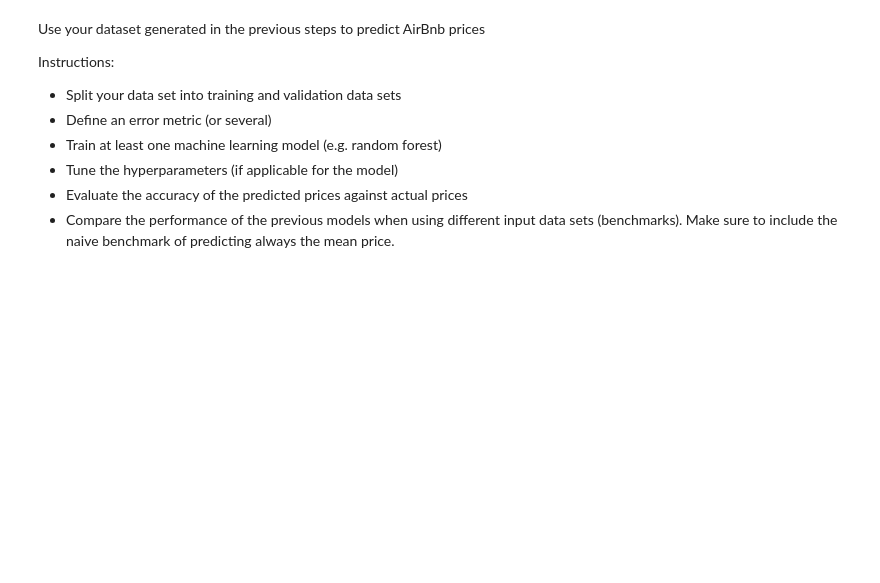
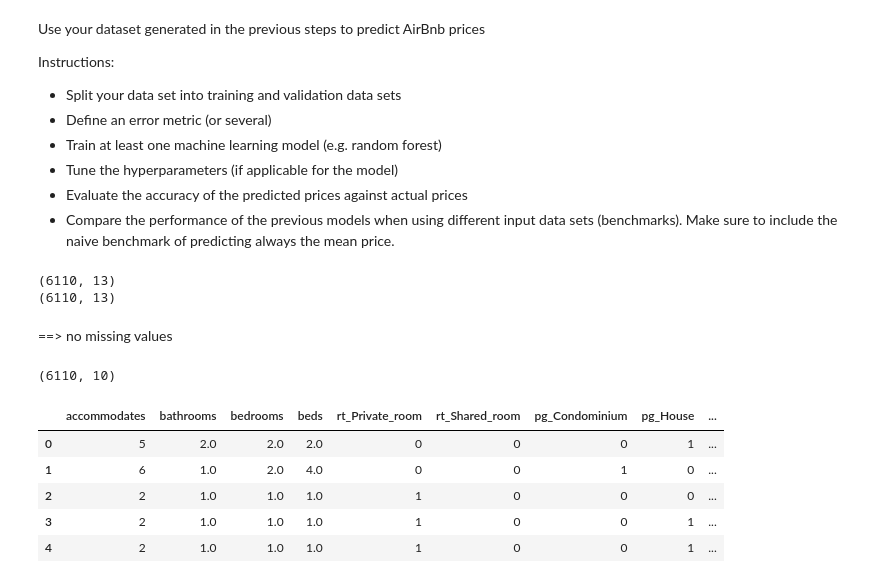
Before and after one commit to D3IP-SS24/case_study1, a Jupyter notebook: project_airbnb_template.ipynb, the cells around one changed output. Drawn from its saved outputs; the diff is of its cells as text; code cells hidden in the pictures; blank space fills up the shorter version.

```diff
--- a/project_airbnb_template.ipynb
+++ b/project_airbnb_template.ipynb
@@ -408,3 +402,29 @@ Instructions:
 * Tune the hyperparameters (if applicable for the model)
 * Evaluate the accuracy of the predicted prices against actual prices
 * Compare the performance of the previous models when using different input data sets (benchmarks). Make sure to include the naive benchmark of predicting always the mean price.
+# %%
+from sklearn.model_selection import train_test_split
+
+print(db.shape)
+db.dropna(axis=0, inplace=True)
+print(db.shape)
+
+y = db["price"]
+db_features = ["accommodates", "bathrooms", "bedrooms", "beds", "rt_Private_room", "rt_Shared_room", "pg_Condominium", "pg_House", "pg_Other", "pg_Townhouse"]
+x = db[db_features]
+# %% [output]
+(6110, 13)
+(6110, 13)
+# %% [markdown]
+==> no missing values
+# %%
+print(x.shape)
+x.head()
+# %% [output]
+(6110, 10)
+|  | accommodates | bathrooms | bedrooms | beds | rt_Private_room | rt_Shared_room | pg_Condominium | pg_House | ... |
+| 0 | 5 | 2.0 | 2.0 | 2.0 | 0 | 0 | 0 | 1 | ... |
+| 1 | 6 | 1.0 | 2.0 | 4.0 | 0 | 0 | 1 | 0 | ... |
+| 2 | 2 | 1.0 | 1.0 | 1.0 | 1 | 0 | 0 | 0 | ... |
+| 3 | 2 | 1.0 | 1.0 | 1.0 | 1 | 0 | 0 | 1 | ... |
+| 4 | 2 | 1.0 | 1.0 | 1.0 | 1 | 0 | 0 | 1 | ... |
```
Also changed, not shown: parts of 29 cells of this notebook.
